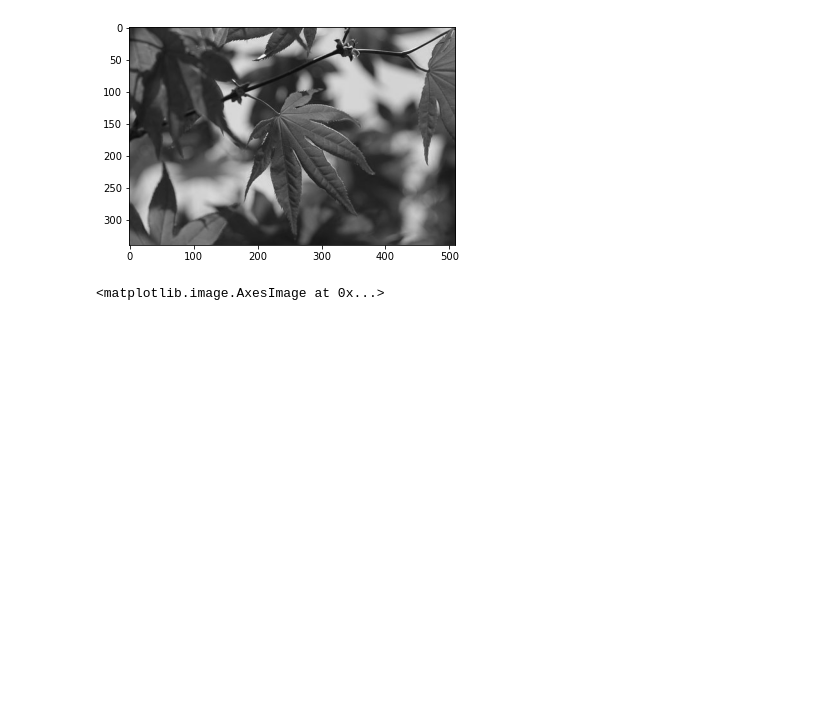
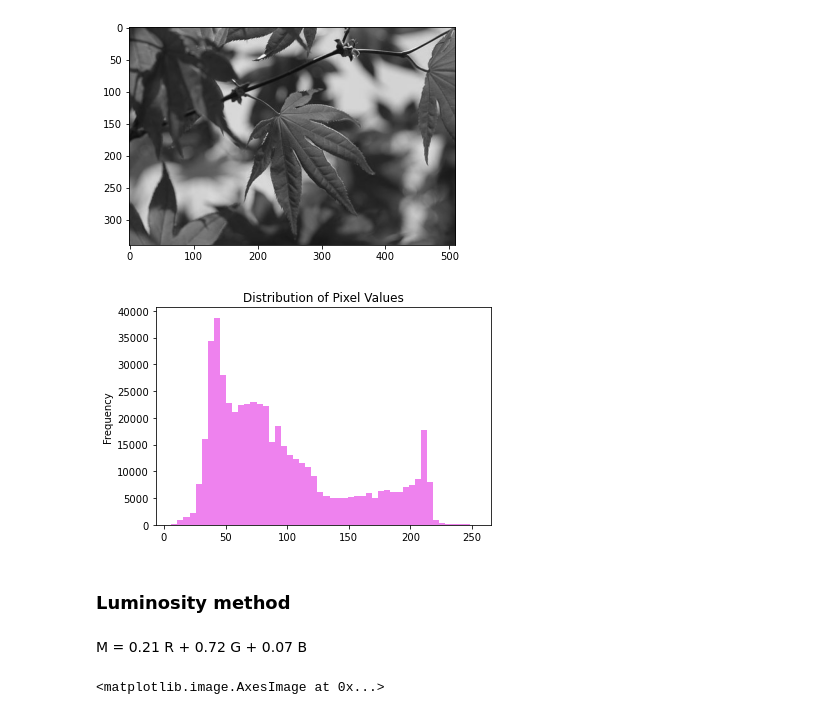
Before and after one commit to SergiDataAnalyst/leaves, a Jupyter notebook: Leaves.ipynb, the cells around one changed output. Saved outputs shown, nothing was run; the diff lists cells and outputs as text; code cells hidden in the pictures; blank space fills up the shorter version.

```diff
--- a/Leaves.ipynb
+++ b/Leaves.ipynb
@@ -55,4 +58,17 @@ plt.imshow(img_avg)
 # %% [output]
 <matplotlib.image.AxesImage at 0x...>
 [figure]
+# %%
+
+pd.Series(img_avg.flatten()).plot(kind='hist',
+                                  bins=50,
+                                  title='Distribution of Pixel Values',
+                                  color = 'violet')
+plt.show()
+# %% [output]
+[figure, added]
+# %% [markdown]
+### Luminosity method
+# %% [markdown]
+M = 0.21 R + 0.72 G + 0.07 B
 # %%
```
Also changed, not shown: parts of 30 cells of this notebook.
